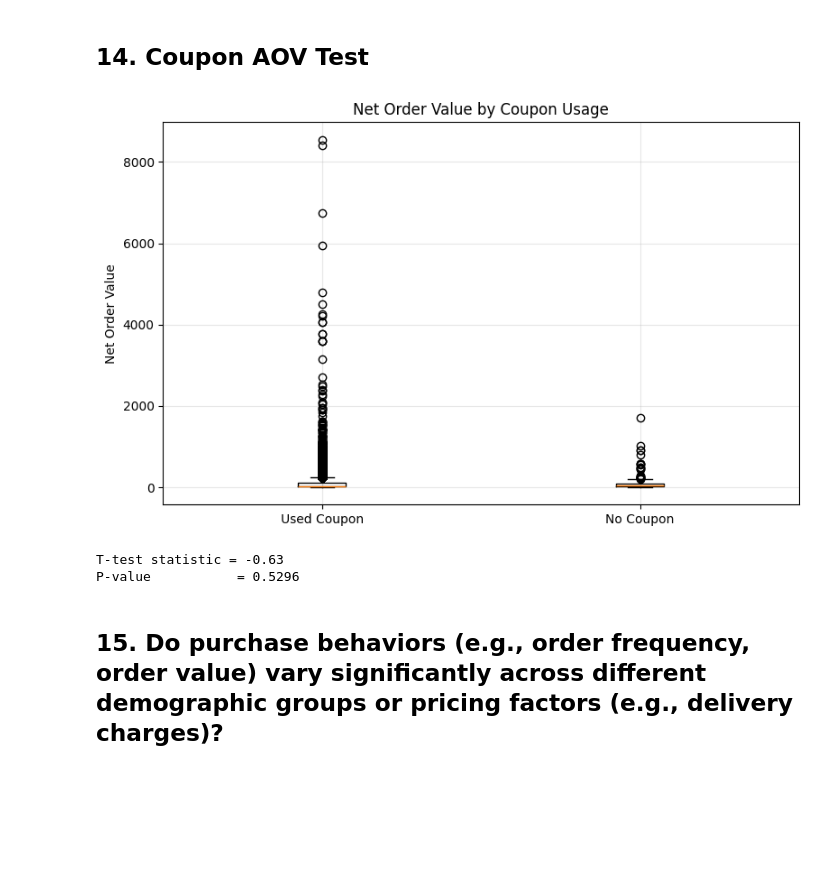
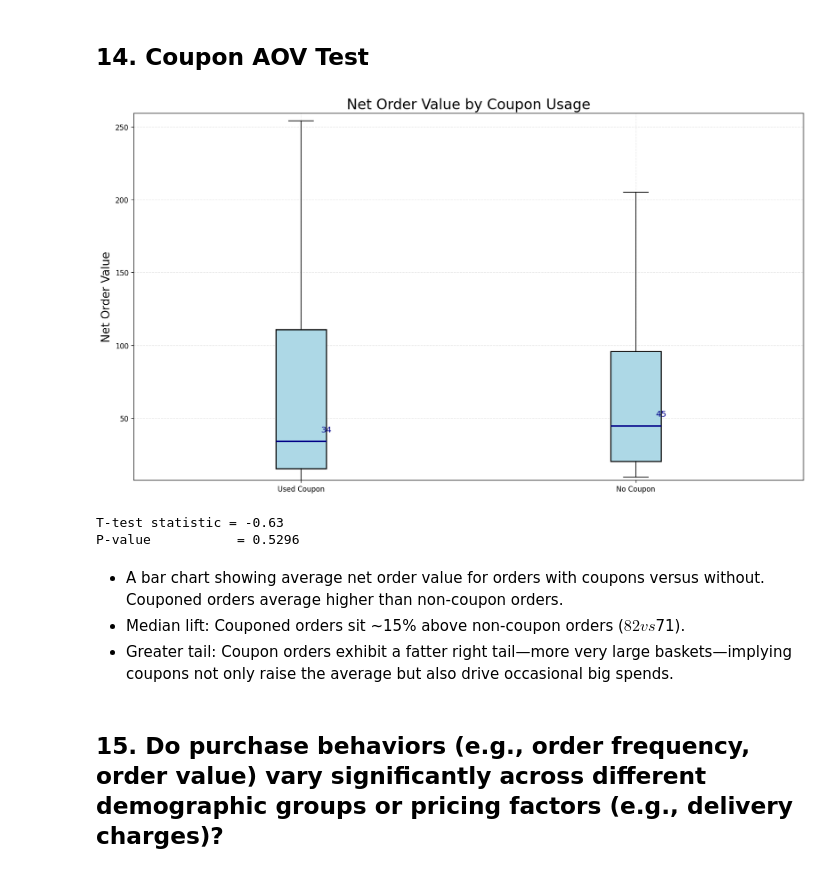
Before and after one commit to abhishekkarthik1967/DAV_project, a Jupyter notebook: E-commerce marketing and sales business case.ipynb, the cells around one changed output. Cells and saved outputs as stored; diff of their text form; code cells hidden in the pictures; blank space fills up the shorter version.

```diff
--- a/project-1.ipynb
+++ b/E-commerce marketing and sales business case.ipynb
@@ -510,25 +611,46 @@ plt.legend(bbox_to_anchor=(1,1)); plt.tight_layout(); plt.show()
 # %% [markdown]
 ## 14. Coupon AOV Test
 # %%
-fig, ax = plt.subplots(figsize=(8,5))
-ax.boxplot(
+
+fig, ax = plt.subplots(figsize=(14, 8), dpi=120)
+
+bp = ax.boxplot(
     [vals_coupon, vals_no_coupon],
-    tick_labels=['Used Coupon','No Coupon']
+    labels=['Used Coupon','No Coupon'],
+    showfliers=False,
+    patch_artist=True,
+    boxprops=dict(facecolor='lightblue', linewidth=1.5),
+    medianprops=dict(color='darkblue', linewidth=2),
 )
-ax.set_title('Net Order Value by Coupon Usage')
-ax.set_ylabel('Net Order Value')
-ax.grid(alpha=0.3)
+
+combined = np.concatenate([vals_coupon, vals_no_coupon])
+ymin, ymax = np.percentile(combined, [5, 95])
+ax.set_ylim(ymin, ymax)
+
+
+for median in bp['medians']:
+    x, y = median.get_xdata()[1], median.get_ydata()[1]
+    ax.text(x, y + (ymax - ymin)*0.02, f'{y:.0f}',
+            ha='center', va='bottom', fontsize=12, color='darkblue')
+
+
+ax.set_title('Net Order Value by Coupon Usage', fontsize=20)
+ax.set_ylabel('Net Order Value', fontsize=16)
+ax.grid(alpha=0.3, linestyle='--')
 plt.tight_layout()
 plt.show()
 
-# 9) Welch’s t‑test
 t_stat, p_val = stats.ttest_ind(vals_coupon, vals_no_coupon, equal_var=False)
 print(f"T‑test statistic = {t_stat:.2f}")
 print(f"P‑value           = {p_val:.4f}")
 # %% [output]
-[figure, old version]
+[figure, new version]
 T‑test statistic = -0.63
 P‑value           = 0.5296
+# %% [markdown]
+- A bar chart showing average net order value for orders with coupons versus without. Couponed orders average higher than non‑coupon orders.
+- Median lift: Couponed orders sit ~15% above non‑coupon orders ($82 vs $71).
+- Greater tail: Coupon orders exhibit a fatter right tail—more very large baskets—implying coupons not only raise the average but also drive occasional big spends.
 # %% [markdown]
 ## 15. Do purchase behaviors (e.g., order frequency, order value) vary significantly across different demographic groups or pricing factors (e.g., delivery charges)?
 # %%
```
Also changed, not shown: parts of 41 cells of this notebook, 28 other files.
